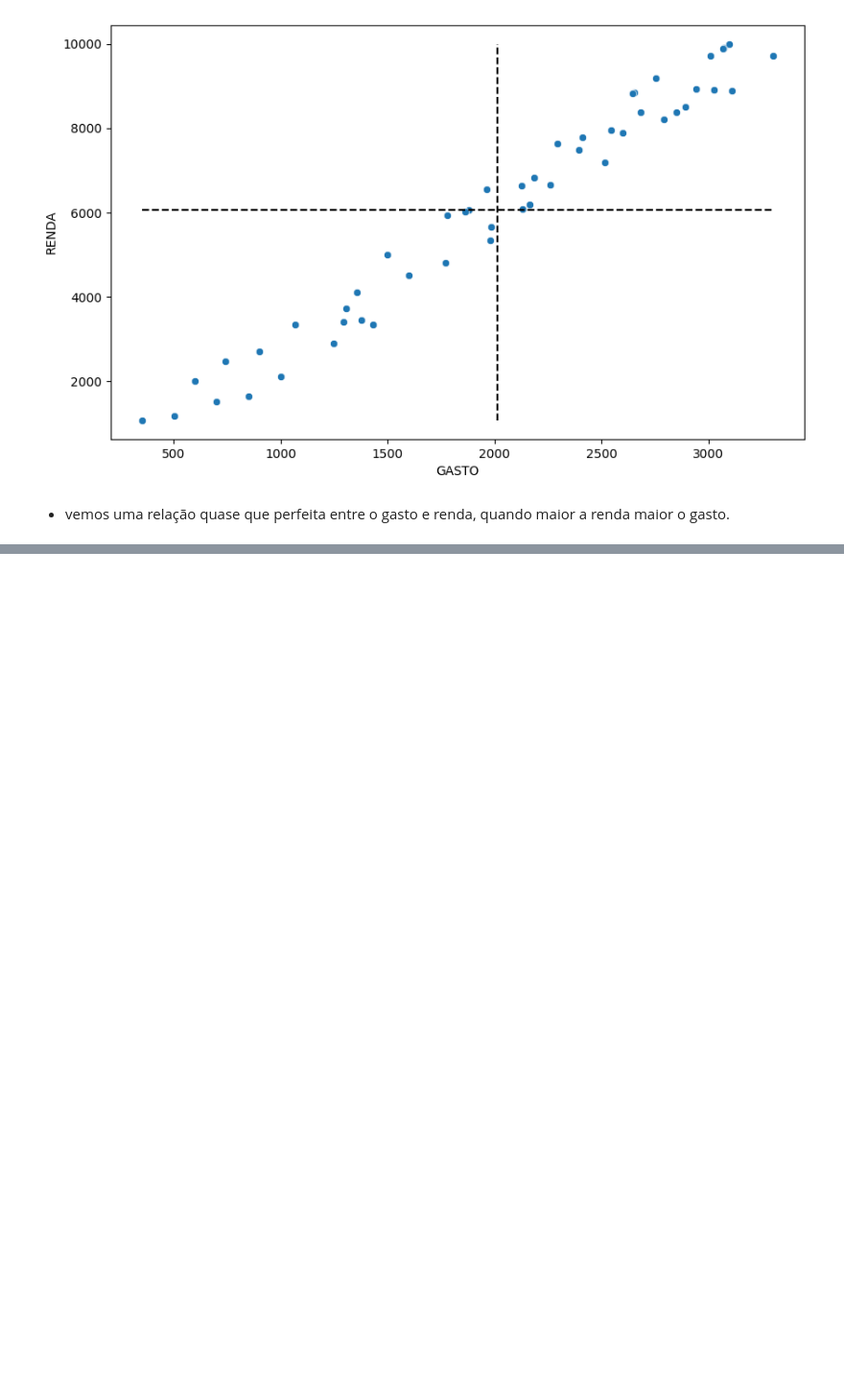
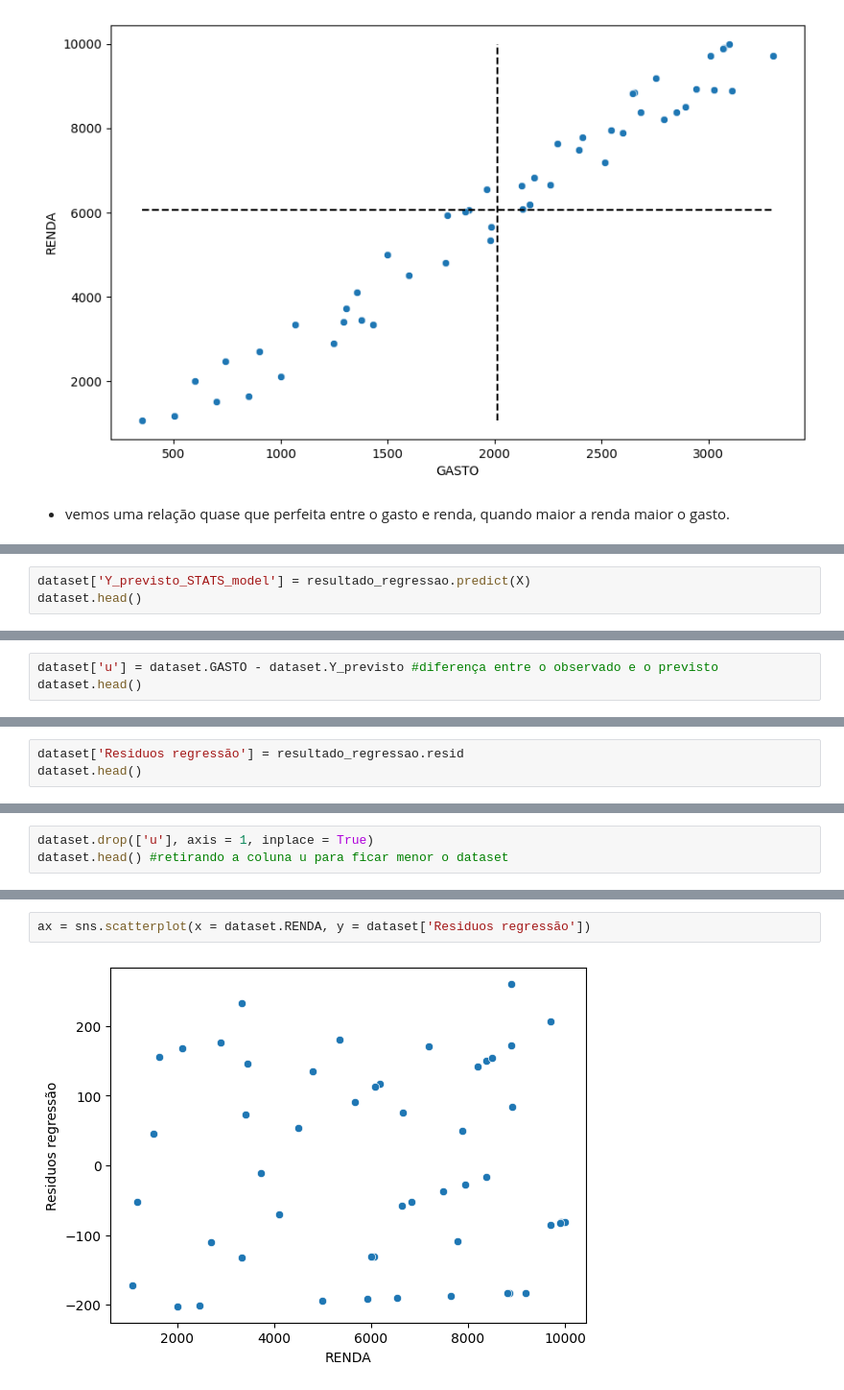
Before and after one commit to JonasSouza871/Machine-Learning-Statistics-Studies, a Jupyter notebook: Correlação_e_Regressão.ipynb, the cells around one changed output, grey strips where cells are left out. Shown at 96% size. Drawn from its saved outputs; the diff is of its cells as text; blank space fills up the shorter version.

```diff
--- a/Correlação_e_Regressão.ipynb
+++ b/Correlação_e_Regressão.ipynb
@@ -458,0 +718,3 @@ ax.vlines(x = x.mean(), ymin = y.min(), ymax = y.max(), colors='black', linestyl
+# %%
+dataset['Y_previsto_STATS_model'] = resultado_regressao.predict(X)
+dataset.head()
@@ -458,0 +764,3 @@ ax.vlines(x = x.mean(), ymin = y.min(), ymax = y.max(), colors='black', linestyl
+# %%
+dataset['u'] = dataset.GASTO - dataset.Y_previsto #diferença entre o observado e o previsto
+dataset.head()
@@ -458,0 +776,3 @@ ax.vlines(x = x.mean(), ymin = y.min(), ymax = y.max(), colors='black', linestyl
+# %%
+dataset['Residuos regressão'] = resultado_regressao.resid
+dataset.head()
@@ -458,0 +788,3 @@ ax.vlines(x = x.mean(), ymin = y.min(), ymax = y.max(), colors='black', linestyl
+# %%
+dataset.drop(['u'], axis = 1, inplace = True)
+dataset.head() #retirando a coluna u para ficar menor o dataset
@@ -458,0 +816,4 @@ ax.vlines(x = x.mean(), ymin = y.min(), ymax = y.max(), colors='black', linestyl
+# %%
+ax = sns.scatterplot(x = dataset.RENDA, y = dataset['Residuos regressão'])
+# %% [output]
+[figure, added]
```
Also changed, not shown: parts of 97 cells of this notebook.
